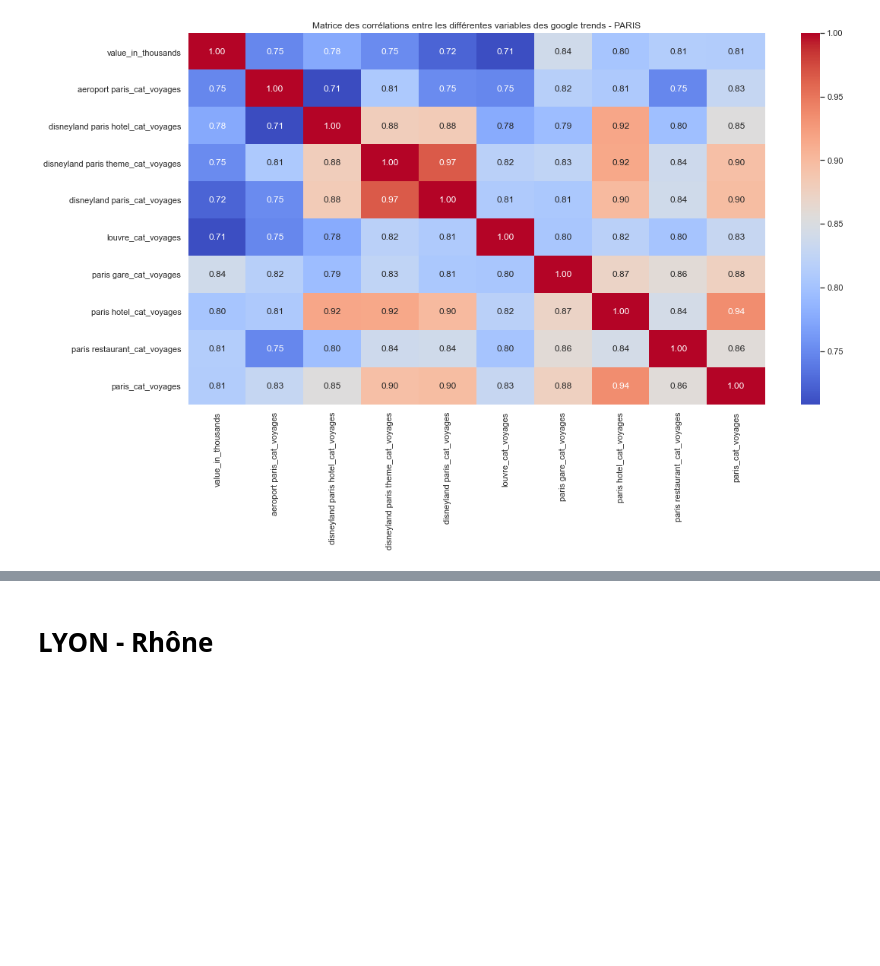
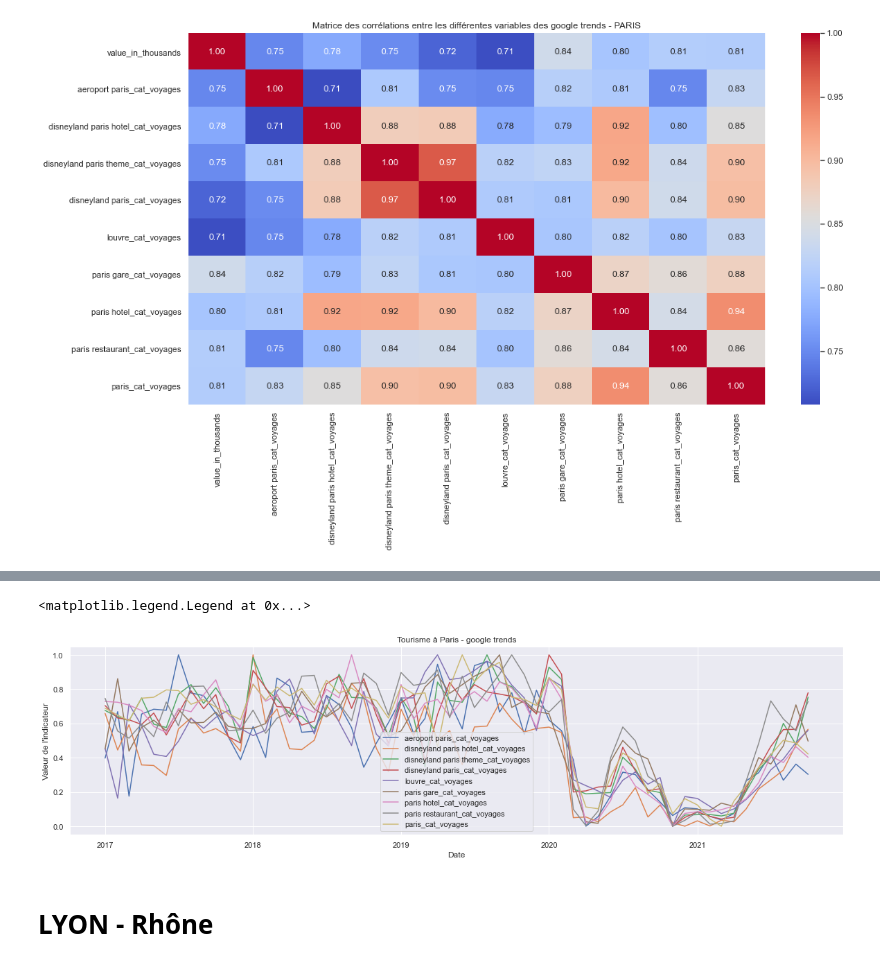
Before and after one commit to julienowack/stat_app, a Jupyter notebook: test lasso.ipynb, the cells around one changed output, grey strips where cells are left out. Drawn from its saved outputs; the diff is of its cells as text; code cells hidden in the pictures; blank space fills up the shorter version.

```diff
--- a/test lasso.ipynb
+++ b/test lasso.ipynb
@@ -459,3 +457,33 @@ Text(0.5, 1.0, 'Matrice des corrélations entre les différentes variables des g
+# %%
+x2=df_paris_viz[["date"]]
+y2=df_paris_viz[["aeroport paris_cat_voyages"]]
+y3=df_paris_viz[["disneyland paris hotel_cat_voyages"]]
+y4=df_paris_viz[["disneyland paris theme_cat_voyages"]]
+y5=df_paris_viz[["disneyland paris_cat_voyages"]]
+y6=df_paris_viz[["louvre_cat_voyages"]]
+y7=df_paris_viz[["paris gare_cat_voyages"]]
+y8=df_paris_viz[["paris hotel_cat_voyages"]]
+y9=df_paris_viz[["paris restaurant_cat_voyages"]]
+y10=df_paris_viz[["paris_cat_voyages"]]
+
+
+fig2 = plt.figure(1, figsize=(20, 5))
+plt.plot(x2, y2, label="aeroport paris_cat_voyages")
+plt.plot(x2, y3, label="disneyland paris hotel_cat_voyages")
+plt.plot(x2, y4, label="disneyland paris theme_cat_voyages")
+plt.plot(x2, y5, label="disneyland paris_cat_voyages")
+plt.plot(x2, y6, label="louvre_cat_voyages")
+plt.plot(x2, y7, label="paris gare_cat_voyages")
+plt.plot(x2, y8, label="paris hotel_cat_voyages")
+plt.plot(x2, y9, label="paris restaurant_cat_voyages")
+plt.plot(x2, y10, label="paris_cat_voyages")
+plt.title('Tourisme à Paris - google trends')
+plt.xlabel('Date')
+plt.ylabel("Valeur de l'indicateur")
+plt.legend()
+# %% [output]
+<matplotlib.legend.Legend at 0x...>
+[figure, added]
 # %% [markdown]
 # LYON - Rhône
 # %% [markdown]
```
Also changed, not shown: parts of 18 cells of this notebook.
